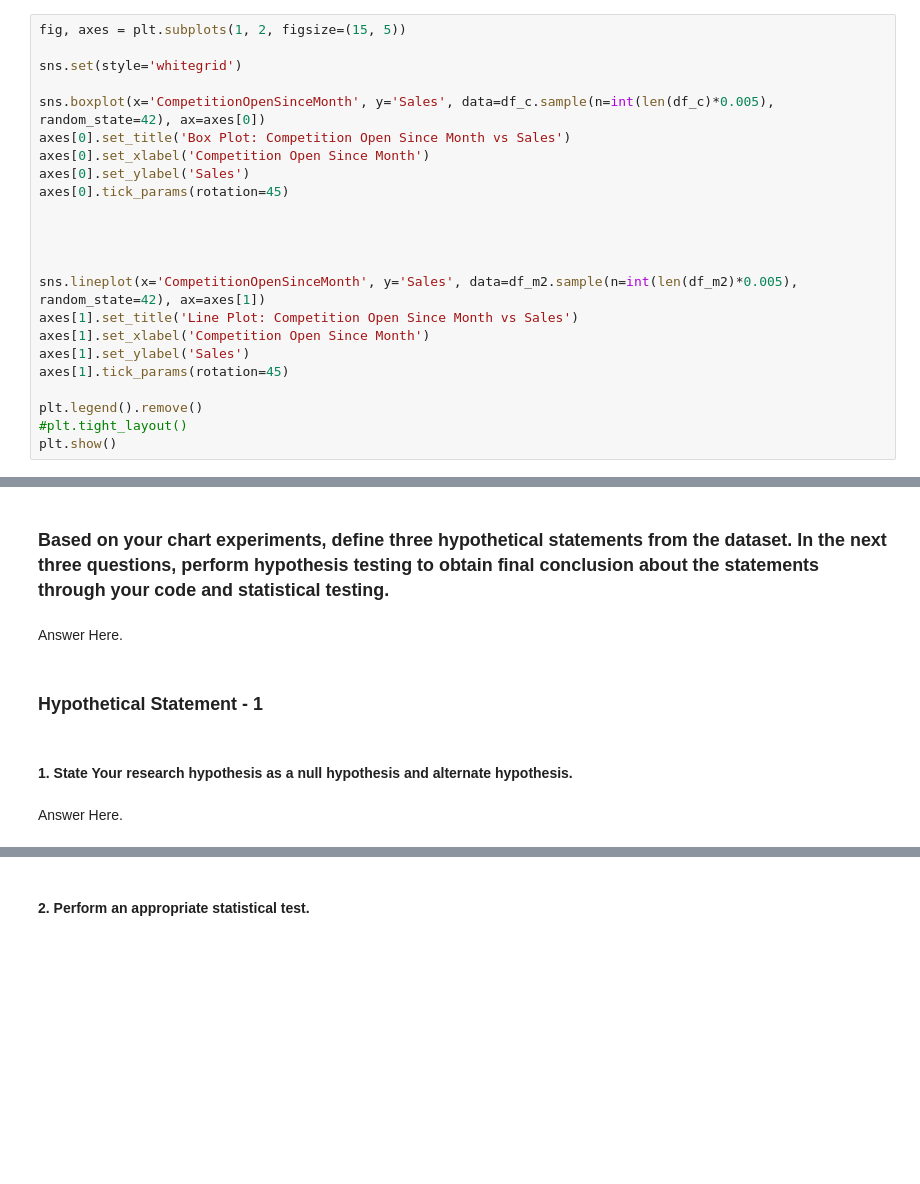
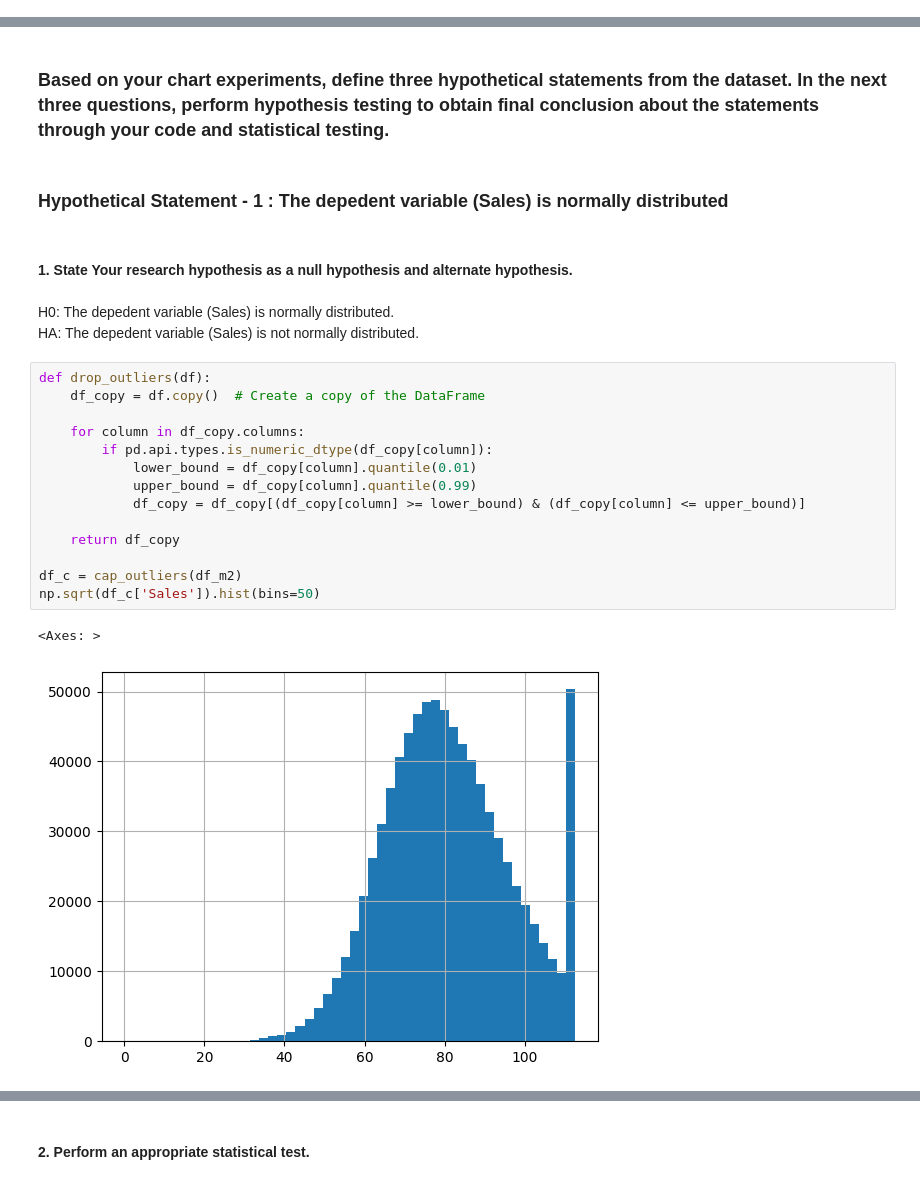
Before and after one commit to pvanand07/Retail-Sales-Prediction-Regression, a Jupyter notebook: Retail_Sales_Prediction_Regression.ipynb, the cells around one changed output, grey strips where cells are left out. Cells and saved outputs as stored; diff of their text form; blank space fills up the shorter version.

```diff
--- a/Retail_Sales_Prediction_Regression.ipynb
+++ b/Retail_Sales_Prediction_Regression.ipynb
@@ -1021,23 +914,0 @@ df_m2.duplicated().sum()
-# %%
-fig, axes = plt.subplots(1, 2, figsize=(15, 5))
-
-sns.set(style='whitegrid')
-
-sns.boxplot(x='CompetitionOpenSinceMonth', y='Sales', data=df_c.sample(n=int(len(df_c)*0.005), random_state=42), ax=axes[0])
-axes[0].set_title('Box Plot: Competition Open Since Month vs Sales')
-axes[0].set_xlabel('Competition Open Since Month')
-axes[0].set_ylabel('Sales')
-axes[0].tick_params(rotation=45)
-
-
-
-
-sns.lineplot(x='CompetitionOpenSinceMonth', y='Sales', data=df_m2.sample(n=int(len(df_m2)*0.005), random_state=42), ax=axes[1])
-axes[1].set_title('Line Plot: Competition Open Since Month vs Sales')
-axes[1].set_xlabel('Competition Open Since Month')
-axes[1].set_ylabel('Sales')
-axes[1].tick_params(rotation=45)
-
-plt.legend().remove()
-#plt.tight_layout()
-plt.show()
@@ -1312,11 +1214,27 @@ Answer Here
 ## ***5. Hypothesis Testing***
 # %% [markdown]
 ### Based on your chart experiments, define three hypothetical statements from the dataset. In the next three questions, perform hypothesis testing to obtain final conclusion about the statements through your code and statistical testing.
-# %% [markdown]
-Answer Here.
 # %% [markdown]
-### Hypothetical Statement - 1
+### Hypothetical Statement - 1 : The depedent variable (Sales) is normally distributed
 # %% [markdown]
 #### 1. State Your research hypothesis as a null hypothesis and alternate hypothesis.
-# %% [markdown]
-Answer Here.
+# %% [markdown]
+H0: The depedent variable (Sales) is normally distributed.\
+HA: The depedent variable (Sales) is not normally distributed.
+# %%
+def drop_outliers(df):
+    df_copy = df.copy()  # Create a copy of the DataFrame
+
+    for column in df_copy.columns:
+        if pd.api.types.is_numeric_dtype(df_copy[column]):
+            lower_bound = df_copy[column].quantile(0.01)
+            upper_bound = df_copy[column].quantile(0.99)
+            df_copy = df_copy[(df_copy[column] >= lower_bound) & (df_copy[column] <= upper_bound)]
+
+    return df_copy
+
+df_c = cap_outliers(df_m2)
+np.sqrt(df_c['Sales']).hist(bins=50)
+# %% [output]
+<Axes: >
+[figure, added]
```
Also changed, not shown: parts of 90 cells of this notebook.
